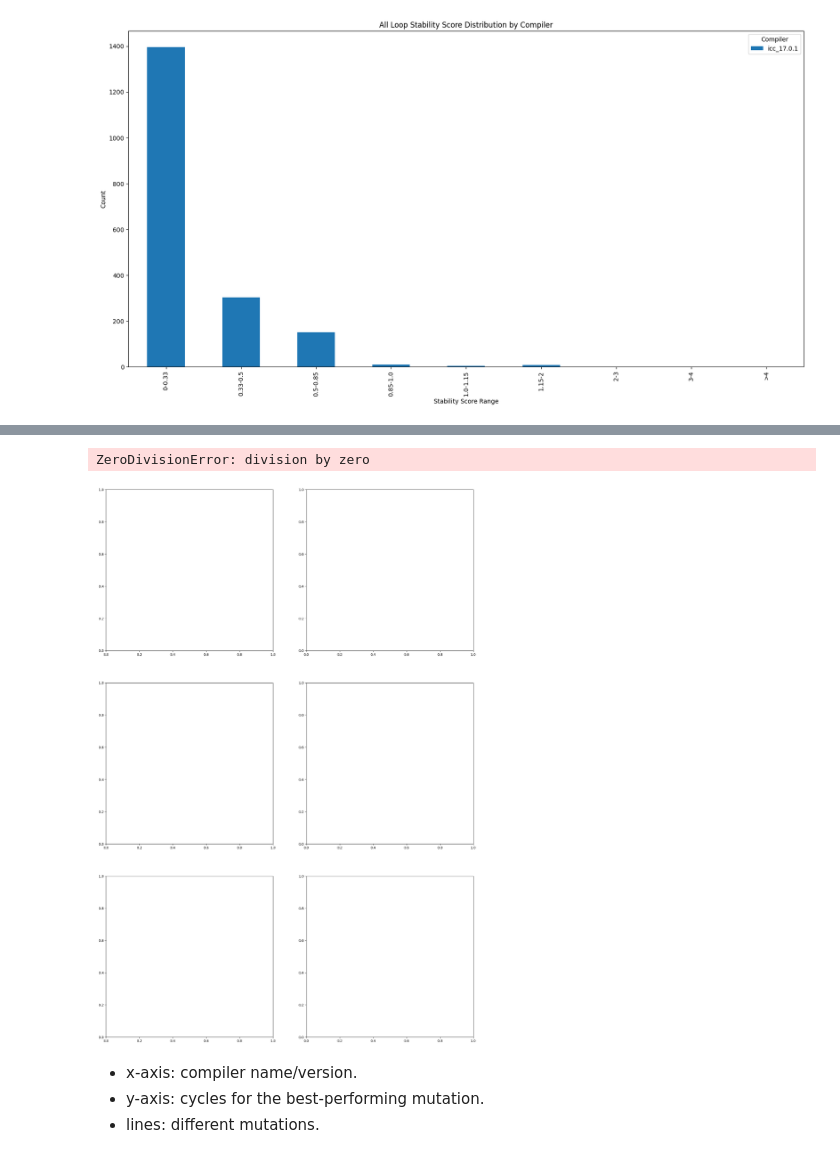
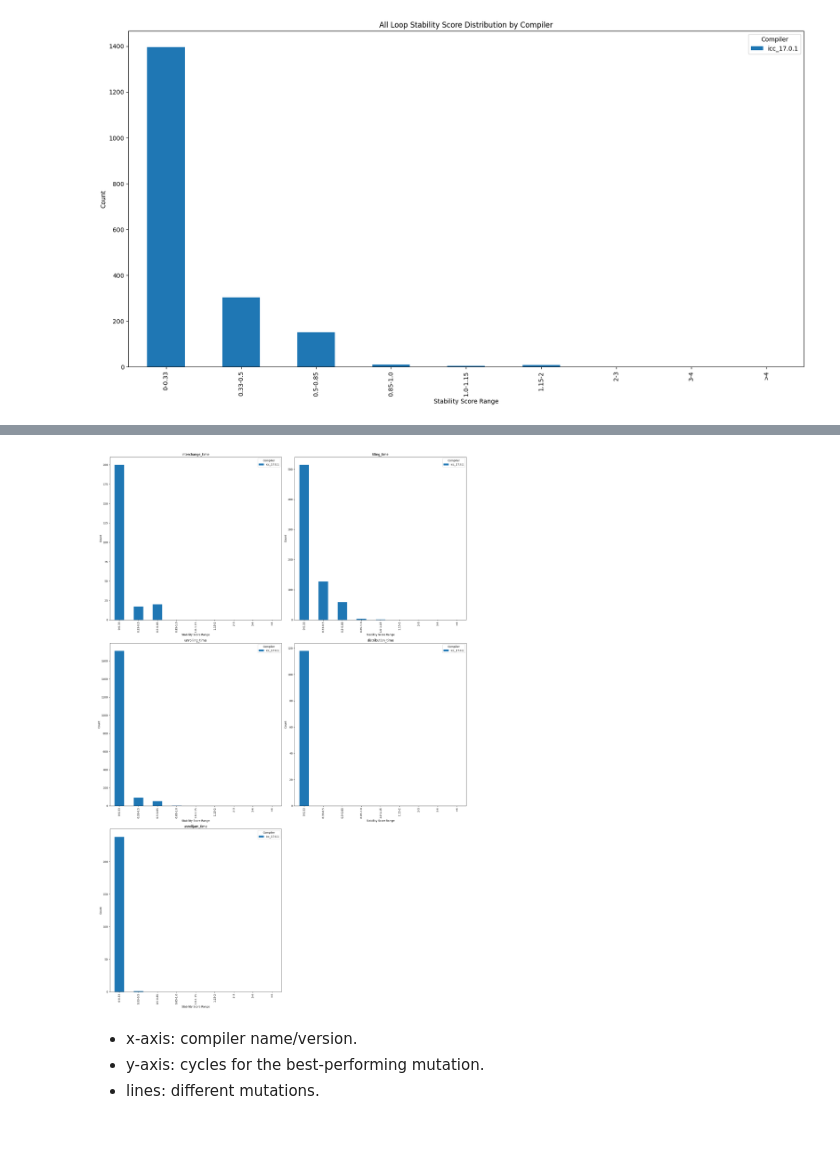
Before and after one commit to intel/program-optimization-advice-exploration-scripts, a Jupyter notebook: qaas-web/apps/lore/backend/db_graph.ipynb, the cells around one changed output, grey strips where cells are left out. Drawn from its saved outputs; the diff is of its cells as text; code cells hidden in the pictures.

```diff
--- a/qaas-web/apps/lore/backend/db_graph.ipynb
+++ b/qaas-web/apps/lore/backend/db_graph.ipynb
@@ -498,26 +498,26 @@ def get_loops_scores_by_transformation(vendor, version, raw_data, interchange_or
                                             Mutation.unrolljam_order == unrolljam_order,
 
                                              ).all())
-    for orig_src_loop_id, dict_list in raw_data.items():
-        print(dict_list[0])
 
-    # orig_source_refs = {}
-    # for mutation in mutations:
-    #     for src_loop in mutation.src_loops:
-    #         compiler = src_loop.loops[0].compiler_option.compiler
-    #         cur_vendor, cur_version = compiler.vendor, compiler.version
-    #         if vendor != cur_vendor or version != cur_version:
-    #             continue
-    #         #refs should only include mutation 0 and the mutations that has target transformations
-    #         orig_src_loop = src_loop.orig_src_loop
-    #         source_id = src_loop.source.table_id if not orig_src_loop else orig_src_loop.source.table_id
-    #         mutation_number = src_loop.mutation_number
-    #         ref_value = get_ref_from_raw_data(raw_data, source_id, mutation_number)
-    #         orig_source_refs.setdefault(source_id, []).append({mutation_number: ref_value})
-    #         #add orig ref if not exist
-    #         orig_ref_tuple = {0 : get_ref_from_raw_data(raw_data, source_id, 0)}
-    #         if orig_ref_tuple not in orig_source_refs[source_id]:
-    #             orig_source_refs[source_id].append(orig_ref_tuple)
+
+    orig_source_refs = {}
+    for mutation in mutations:
+        for src_loop in mutation.src_loops:
+            compiler = src_loop.loops[0].compiler_option.compiler
+            cur_vendor, cur_version = compiler.vendor, compiler.version
+            if vendor != cur_vendor or version != cur_version:
+                continue
+            #refs should only include mutation 0 and the mutations that has target transformations
+            orig_src_loop = src_loop.orig_src_loop
+            src_loop_id =
+            # source_id = src_loop.source.table_id if not orig_src_loop else orig_src_loop.source.table_id
+            mutation_number = src_loop.mutation_number
+            ref_value = get_ref_from_raw_data(raw_data, source_id, mutation_number)
+            orig_source_refs.setdefault(source_id, []).append({mutation_number: ref_value})
+            #add orig ref if not exist
+            orig_ref_tuple = {0 : get_ref_from_raw_data(raw_data, source_id, 0)}
+            if orig_ref_tuple not in orig_source_refs[source_id]:
+                orig_source_refs[source_id].append(orig_ref_tuple)
     stability_scores_all_loops = []
     # for orig_source_id, ref_dict in orig_source_refs.items():
     #     refs =  reorder_refs(ref_dict)
@@ -525,8 +525,34 @@ def get_loops_scores_by_transformation(vendor, version, raw_data, interchange_or
     #     stability_scores_all_loops.append({orig_source_id : score})
 
     return stability_scores_all_loops
+@with_app_context
+def get_loops_scores_by_transformation(vendor, version, raw_data, interchange_order = -1, tiling_order = -1, unrolling_order = -1, distribution_order = -1, unrolljam_order = -1 ):
+    orig_loop_refs = {}
+    for orig_src_loop_id, dict_list in raw_data.items():
+        #check if this loop has anything satisfy the mutation
+        for src_loop_id_data_dict in dict_list:
+            src_loop_id, data_dict = list(src_loop_id_data_dict.items())[0]
+            src_loop = db.session.query(SrcLoop).filter_by(table_id = src_loop_id).one()
+            #check if this loop is targeting mutation
+            mutation = src_loop.mutation
+            if (mutation.interchange_order != interchange_order or
+                mutation.tiling_order != tiling_order or
+                mutation.unrolling_order != unrolling_order or
+                mutation.distribution_order != distribution_order or
+                mutation.unrolljam_order != unrolljam_order):
+                continue
+            orig_loop_refs.setdefault(orig_src_loop_id, []).append({src_loop_id: data_dict})
 
 
+
+    # print(orig_loop_refs)
+    stability_scores_all_loops = []
+    for orig_source_loop_id, ref_dict in orig_loop_refs.items():
+        refs =  reorder_refs(ref_dict)
+        score = compute_stability_score(refs)
+        stability_scores_all_loops.append({orig_source_loop_id : score})
+
+    return stability_scores_all_loops
 def process_get_stability_score_loops_per_compiler_per_transformation(vendor, version, raw_data):
     stability_scores_all_loops_interchange = get_loops_scores_by_transformation(vendor, version, raw_data, interchange_order = 0)
     stability_scores_all_loops_tiling = get_loops_scores_by_transformation(vendor, version, raw_data, tiling_order = 0)
@@ -621,5 +635,4 @@ plot_stability_score_per_loop_mutation(vendor_version_results)
-ZeroDivisionError: division by zero
-[figure, old version]
+[figure, new version]
 # %%
 # print(vendor_version_results)
 def get_orig_sources_on_transformation(vendor, version, vendor_version_results, transformation):
```
Also changed, not shown: parts of 1 cell of this notebook, 1 other file.
